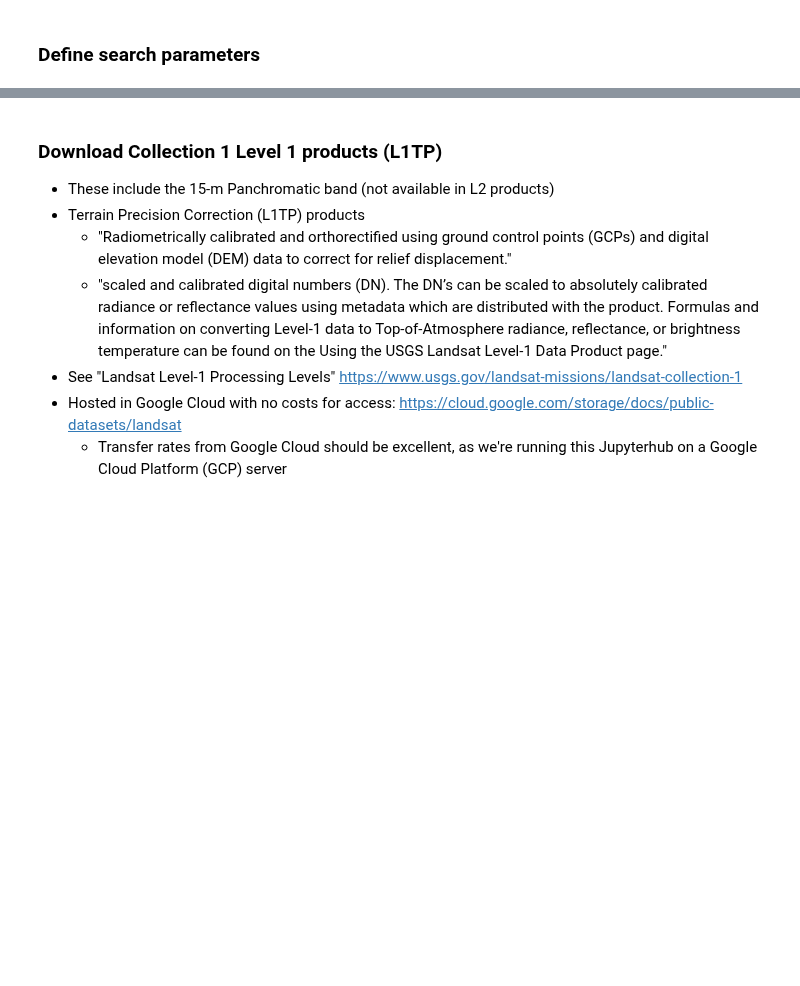
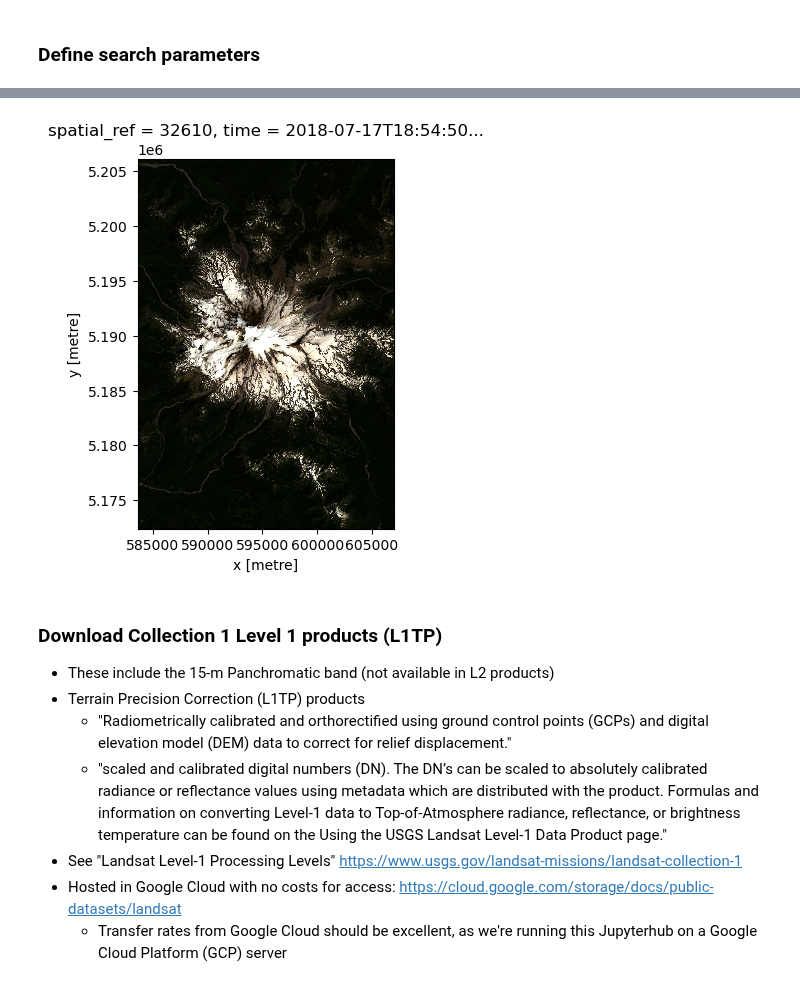
Before and after one commit to UW-GDA/jupyterbook, a Jupyter notebook: book/modules/05_Raster1_GDAL_rasterio_LS8/05_Raster1_LS8_download.ipynb, the cells around one changed output, grey strips where cells are left out. Drawn from its saved outputs; the diff is of its cells as text; code cells hidden in the pictures; blank space fills up the shorter version.

```diff
--- a/book/modules/05_Raster1_GDAL_rasterio_LS8/05_Raster1_LS8_download.ipynb
+++ b/book/modules/05_Raster1_GDAL_rasterio_LS8/05_Raster1_LS8_download.ipynb
@@ -282,17 +321,17 @@ import planetary_computer as pc
 collection = 'landsat-8-c2-l2'
 
 #Bounding box
-bbox = [-121.8,46.8,-121.6,46.9]
+bbox = [-121.9,46.7,-121.6,47.0]
 
 #Single date
 #dt = '2018-08-18'
 
 #Date range
-dt = '2018-06-01/2018-12-31'
+dt = '2018-06-01/2018-08-31'
 # %%
-catalog = Client.open("https://planetarycomputer.microsoft.com/api/stac/v1")
+catalog = Client.open("https://planetarycomputer.microsoft.com/api/stac/v1",modifier=pc.sign_inplace)
 # %%
-results = catalog.search(collections=[collection], bbox=bbox, datetime=dt)
+results = catalog.search(collections=[collection], bbox=bbox, datetime=dt, query={"eo:cloud_cover": {"lt": 10}})
 
 # Check how many items were returned
 items = list(results.get_items())
@@ -353,0 +377,3 @@ for item in items:
+# %%
+data = odc.stac.load(
+    items, bbox=bbox, bands=["red","green","blue"],groupby='solar_day')
@@ -354,3 +394,9 @@ for item in items:
+# %%
+f,ax=plt.subplots()
+data.isel(time=1)[["red", "green", "blue"]].to_array().plot.imshow(robust=True, ax=ax)
+ax.set_aspect('equal')
+# %% [output]
+[figure, added]
 # %% [markdown]
 ### Download Collection 1 Level 1 products (L1TP)
 * These include the 15-m Panchromatic band (not available in L2 products)
```
Also changed, not shown: parts of 12 cells of this notebook.
